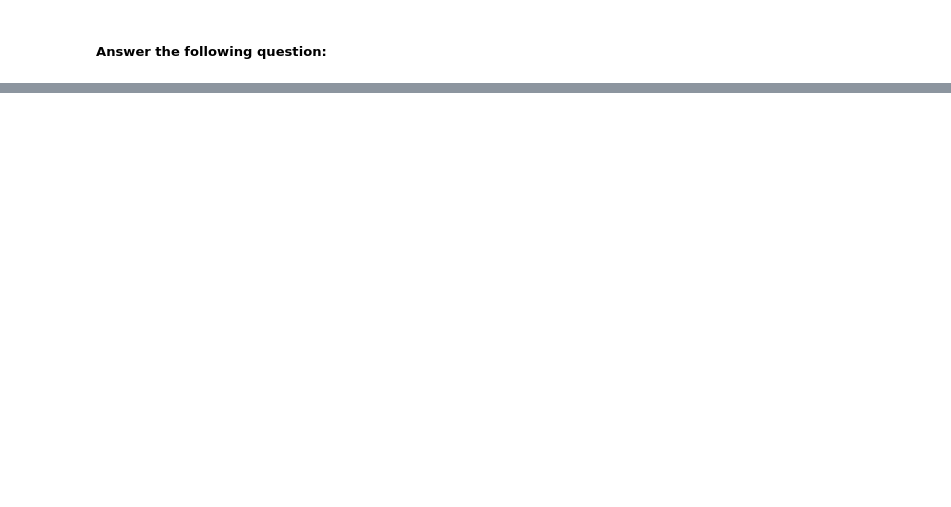
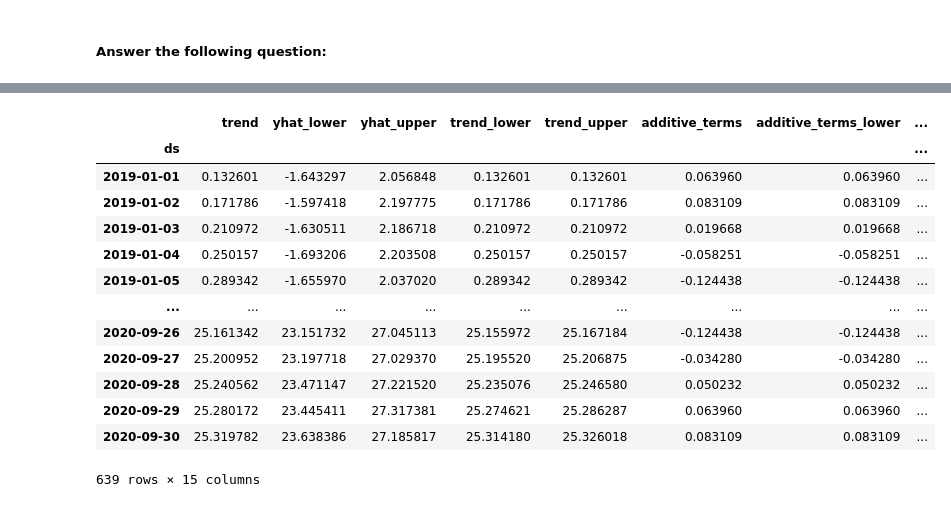
Before and after one commit to boz-tcm/time-series-challenge, a Jupyter notebook: forecasting_net_prophet.ipynb, the cells around one changed output, grey strips where cells are left out. Saved outputs shown, nothing was run; the diff lists cells and outputs as text; code cells hidden in the pictures; blank space fills up the shorter version.

```diff
--- a/forecasting_net_prophet.ipynb
+++ b/forecasting_net_prophet.ipynb
@@ -1039,0 +1057,21 @@ mercado_sales_prophet_figures = mercado_sales_prophet_model.plot_components(merc
+# %%
+# For the mercado_sales_prophet_forecast DataFrame, set the ds column as the DataFrame Index
+mercado_sales_prophet_forecast_df = mercado_sales_prophet_forecast_df.set_index(keys=['ds'])
+
+# Display the first and last five rows of the DataFrame
+display(mercado_sales_prophet_forecast_df)
+# %% [output]
+|  | trend | yhat_lower | yhat_upper | trend_lower | trend_upper | additive_terms | additive_terms_lower | ... |
+| ds |  |  |  |  |  |  |  | ... |
+| 2019-01-01 | 0.132601 | -1.643297 | 2.056848 | 0.132601 | 0.132601 | 0.063960 | 0.063960 | ... |
+| 2019-01-02 | 0.171786 | -1.597418 | 2.197775 | 0.171786 | 0.171786 | 0.083109 | 0.083109 | ... |
+| 2019-01-03 | 0.210972 | -1.630511 | 2.186718 | 0.210972 | 0.210972 | 0.019668 | 0.019668 | ... |
+| 2019-01-04 | 0.250157 | -1.693206 | 2.203508 | 0.250157 | 0.250157 | -0.058251 | -0.058251 | ... |
+| 2019-01-05 | 0.289342 | -1.655970 | 2.037020 | 0.289342 | 0.289342 | -0.124438 | -0.124438 | ... |
+| ... | ... | ... | ... | ... | ... | ... | ... | ... |
+| 2020-09-26 | 25.161342 | 23.151732 | 27.045113 | 25.155972 | 25.167184 | -0.124438 | -0.124438 | ... |
+| 2020-09-27 | 25.200952 | 23.197718 | 27.029370 | 25.195520 | 25.206875 | -0.034280 | -0.034280 | ... |
+| 2020-09-28 | 25.240562 | 23.471147 | 27.221520 | 25.235076 | 25.246580 | 0.050232 | 0.050232 | ... |
+| 2020-09-29 | 25.280172 | 23.445411 | 27.317381 | 25.274621 | 25.286287 | 0.063960 | 0.063960 | ... |
+| 2020-09-30 | 25.319782 | 23.638386 | 27.185817 | 25.314180 | 25.326018 | 0.083109 | 0.083109 | ... |
+639 rows × 15 columns
```
Also changed, not shown: parts of 16 cells of this notebook, 9 other files.
